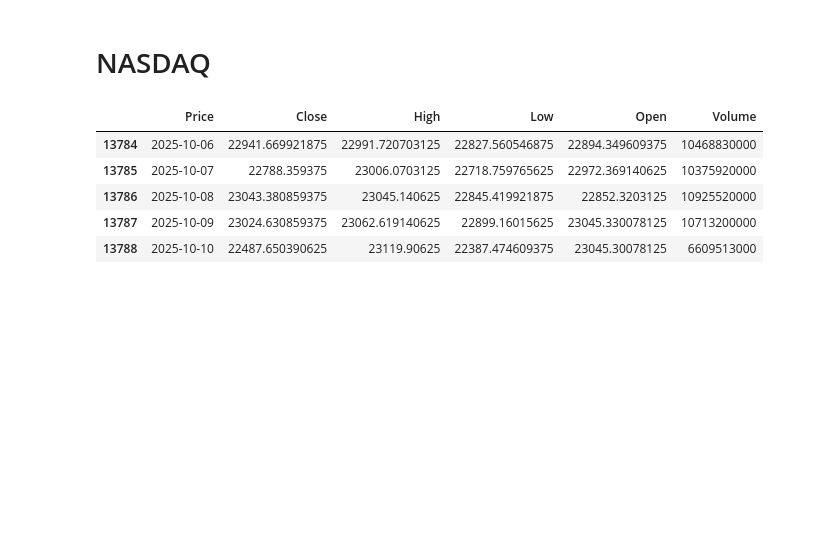
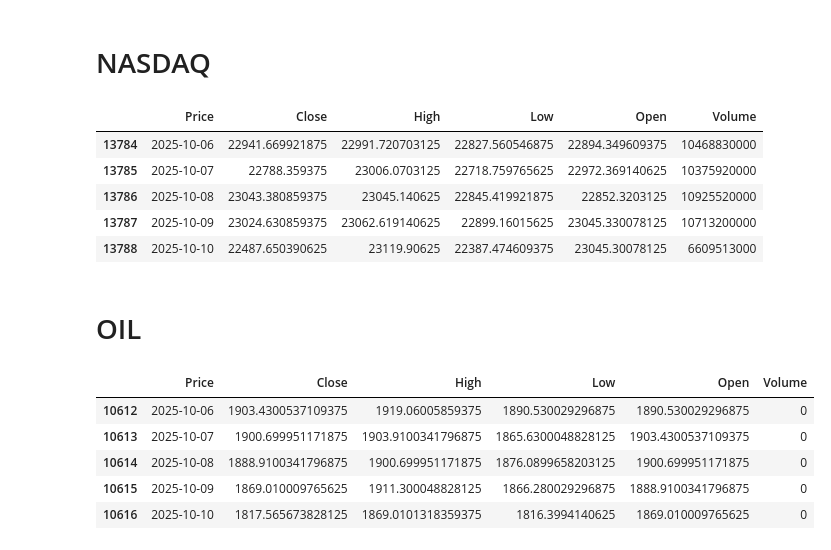
Before and after one commit to DawidK4/BSEPrediction, a Jupyter notebook: market_data/market_data_EDA.ipynb, the cells around one changed output. Saved outputs shown, nothing was run; the diff lists cells and outputs as text; code cells hidden in the pictures; blank space fills up the shorter version.

```diff
--- a/market_data/market_data_EDA.ipynb
+++ b/market_data/market_data_EDA.ipynb
@@ -179,0 +180,11 @@ nasdaq['Date'] = pd.to_datetime(dow_jones['Date'])
+# %% [markdown]
+# OIL
+# %%
+oil_index.tail()
+# %% [output]
+|  | Price | Close | High | Low | Open | Volume |
+| 10612 | 2025-10-06 | 1903.4300537109375 | 1919.06005859375 | 1890.530029296875 | 1890.530029296875 | 0 |
+| 10613 | 2025-10-07 | 1900.699951171875 | 1903.9100341796875 | 1865.6300048828125 | 1903.4300537109375 | 0 |
+| 10614 | 2025-10-08 | 1888.9100341796875 | 1900.699951171875 | 1876.0899658203125 | 1900.699951171875 | 0 |
+| 10615 | 2025-10-09 | 1869.010009765625 | 1911.300048828125 | 1866.280029296875 | 1888.9100341796875 | 0 |
+| 10616 | 2025-10-10 | 1817.565673828125 | 1869.0101318359375 | 1816.3994140625 | 1869.010009765625 | 0 |
```
Also changed, not shown: parts of 2 cells of this notebook.
